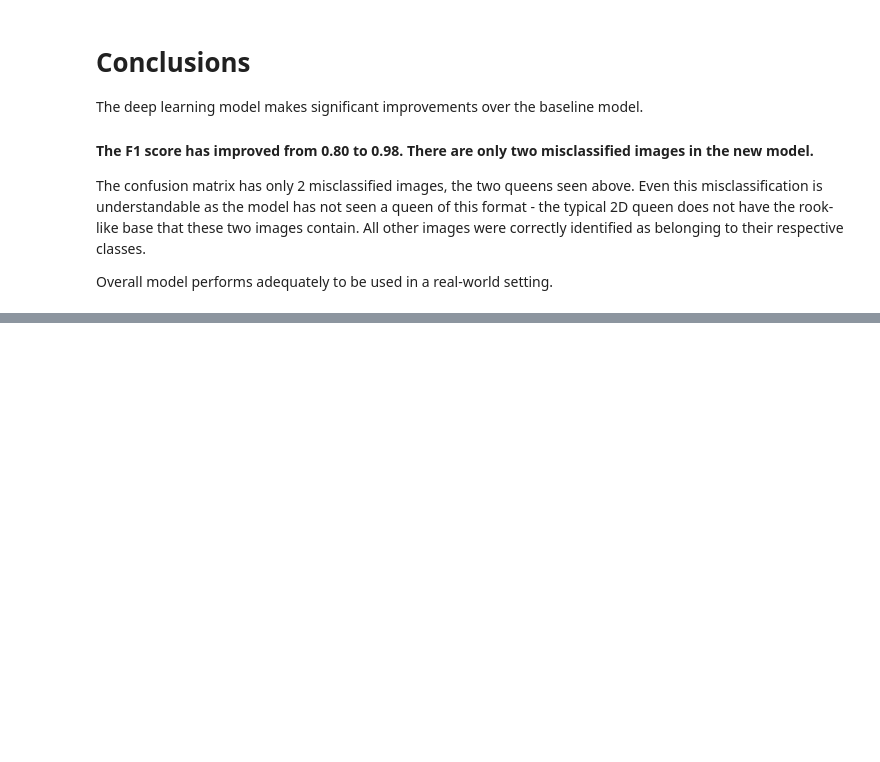
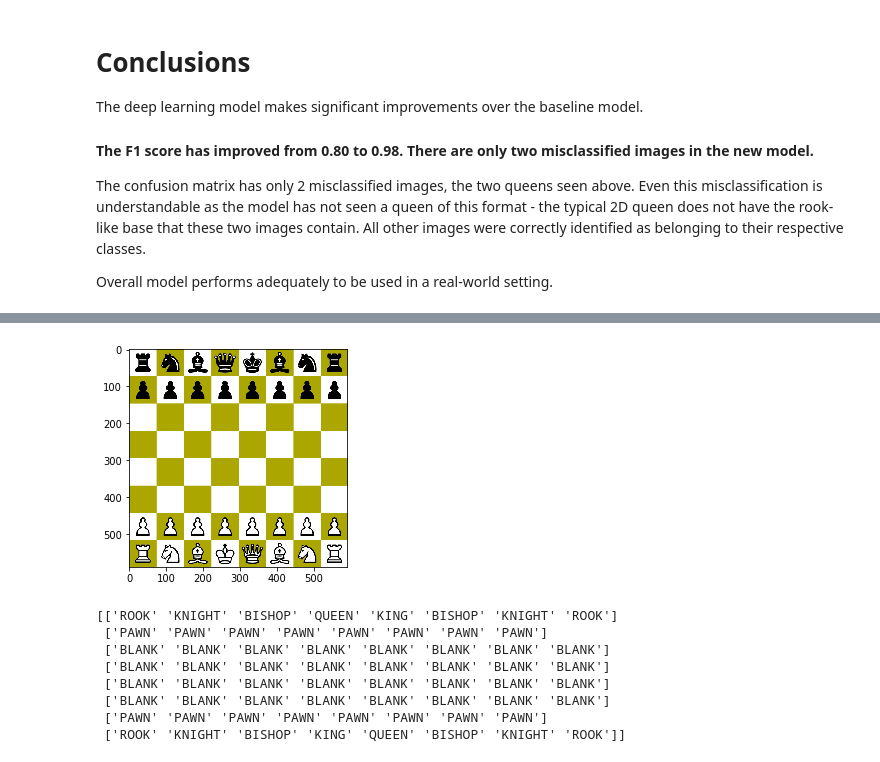
Before and after one commit to rtindru/chess_move, a Jupyter notebook: piece_detector.ipynb, the cells around one changed output, grey strips where cells are left out. Saved outputs shown, nothing was run; the diff lists cells and outputs as text; code cells hidden in the pictures; blank space fills up the shorter version.

```diff
--- a/piece_detector.ipynb
+++ b/piece_detector.ipynb
@@ -333,0 +407,12 @@ Overall model performs adequately to be used in a real-world setting.
+# %%
+display_predict_board('data/full_boards/full_board_4.png')
+# %% [output]
+[figure, added]
+[['ROOK' 'KNIGHT' 'BISHOP' 'QUEEN' 'KING' 'BISHOP' 'KNIGHT' 'ROOK']
+ ['PAWN' 'PAWN' 'PAWN' 'PAWN' 'PAWN' 'PAWN' 'PAWN' 'PAWN']
+ ['BLANK' 'BLANK' 'BLANK' 'BLANK' 'BLANK' 'BLANK' 'BLANK' 'BLANK']
+ ['BLANK' 'BLANK' 'BLANK' 'BLANK' 'BLANK' 'BLANK' 'BLANK' 'BLANK']
+ ['BLANK' 'BLANK' 'BLANK' 'BLANK' 'BLANK' 'BLANK' 'BLANK' 'BLANK']
+ ['BLANK' 'BLANK' 'BLANK' 'BLANK' 'BLANK' 'BLANK' 'BLANK' 'BLANK']
+ ['PAWN' 'PAWN' 'PAWN' 'PAWN' 'PAWN' 'PAWN' 'PAWN' 'PAWN']
+ ['ROOK' 'KNIGHT' 'BISHOP' 'KING' 'QUEEN' 'BISHOP' 'KNIGHT' 'ROOK']]
```
Also changed, not shown: parts of 6 cells of this notebook, 4 other files.
